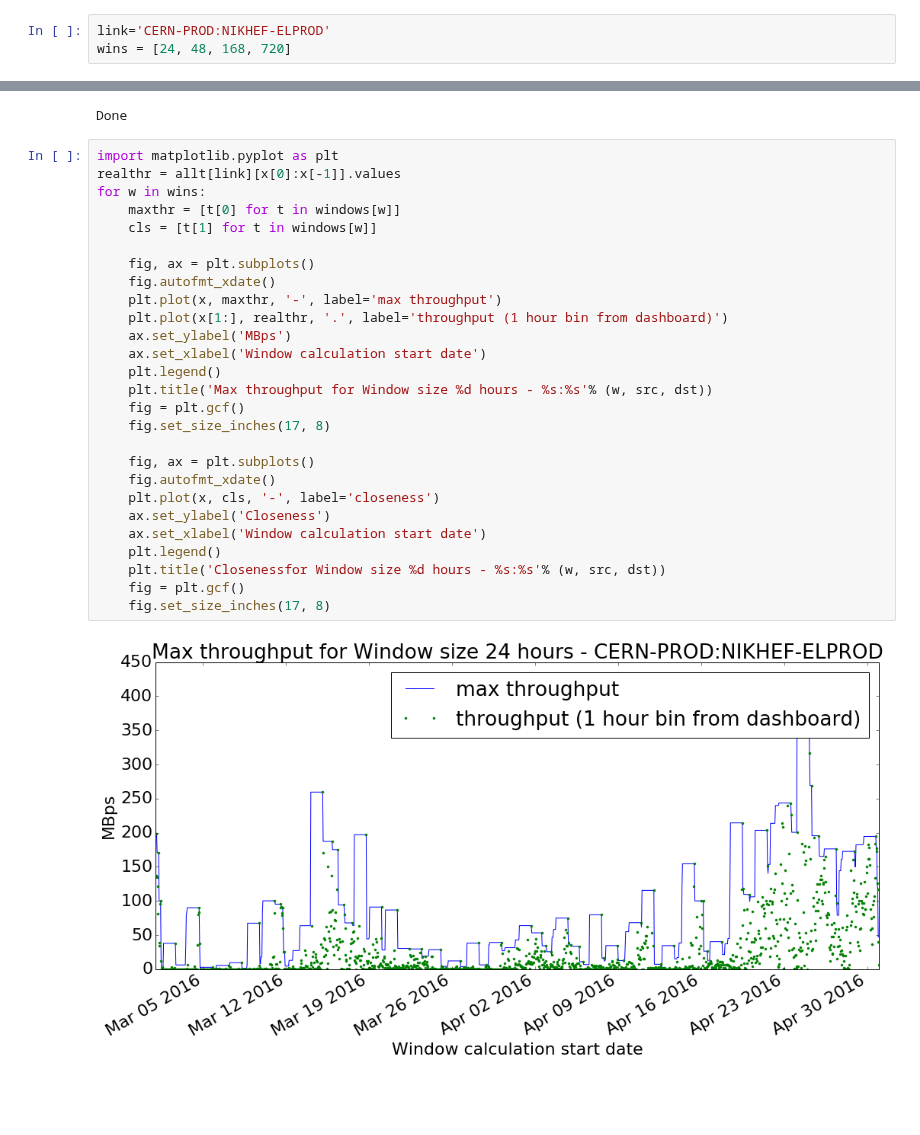
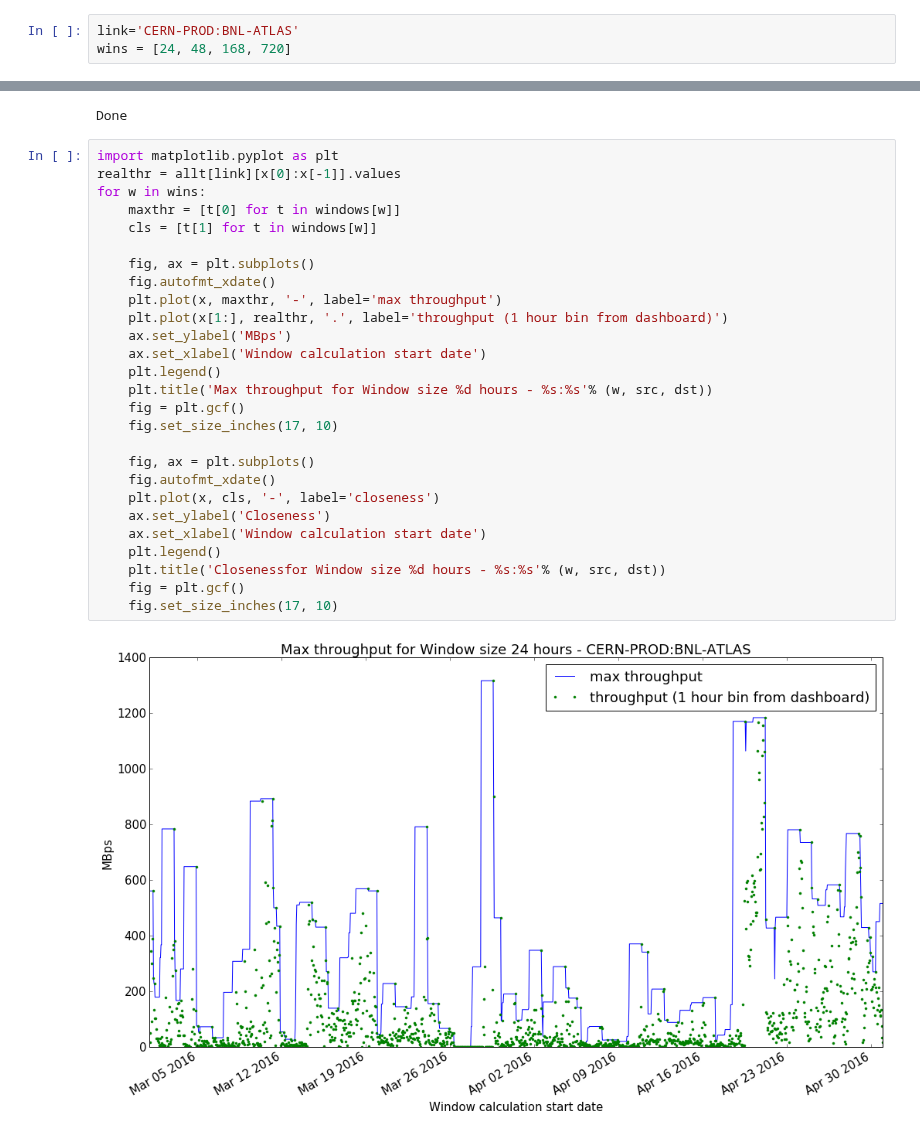
Before and after one commit to ATLAS-Analytics/AnalyticsNotebooks, a Jupyter notebook: ADC Analytics/ATLASMINER-61 Closeness metric review - analysis/plot_statistics_per_sites.ipynb, the cells around one changed output, grey strips where cells are left out. Drawn from its saved outputs; the diff is of its cells as text; blank space fills up the shorter version.

```diff
--- a/ADC Analytics/ATLASMINER-61 Closeness metric review - analysis/plot_statistics_per_sites.ipynb
+++ b/ADC Analytics/ATLASMINER-61 Closeness metric review - analysis/plot_statistics_per_sites.ipynb
@@ -7,5 +7,5 @@ matplotlib.rc('font', **{'size': 22})
 # %%
-link='CERN-PROD:NIKHEF-ELPROD'
+link='CERN-PROD:BNL-ATLAS'
 wins = [24, 48, 168, 720]
 # %%
 import pandas as pd
@@ -33,29 +33,29 @@ Done
 # %%
 import matplotlib.pyplot as plt
 realthr = allt[link][x[0]:x[-1]].values
 for w in wins:
     maxthr = [t[0] for t in windows[w]]
     cls = [t[1] for t in windows[w]]
 
     fig, ax = plt.subplots()
     fig.autofmt_xdate()
     plt.plot(x, maxthr, '-', label='max throughput')
     plt.plot(x[1:], realthr, '.', label='throughput (1 hour bin from dashboard)')
     ax.set_ylabel('MBps')
     ax.set_xlabel('Window calculation start date')
     plt.legend()
     plt.title('Max throughput for Window size %d hours - %s:%s'% (w, src, dst))
     fig = plt.gcf()
-    fig.set_size_inches(17, 8)
+    fig.set_size_inches(17, 10)
 
     fig, ax = plt.subplots()
     fig.autofmt_xdate()
     plt.plot(x, cls, '-', label='closeness')
     ax.set_ylabel('Closeness')
     ax.set_xlabel('Window calculation start date')
     plt.legend()
     plt.title('Closenessfor Window size %d hours - %s:%s'% (w, src, dst))
     fig = plt.gcf()
-    fig.set_size_inches(17, 8)
+    fig.set_size_inches(17, 10)
 # %% [output]
-[figure, old version]
+[figure, new version]
```
Also changed, not shown: parts of 2 cells of this notebook, 16 other files.
